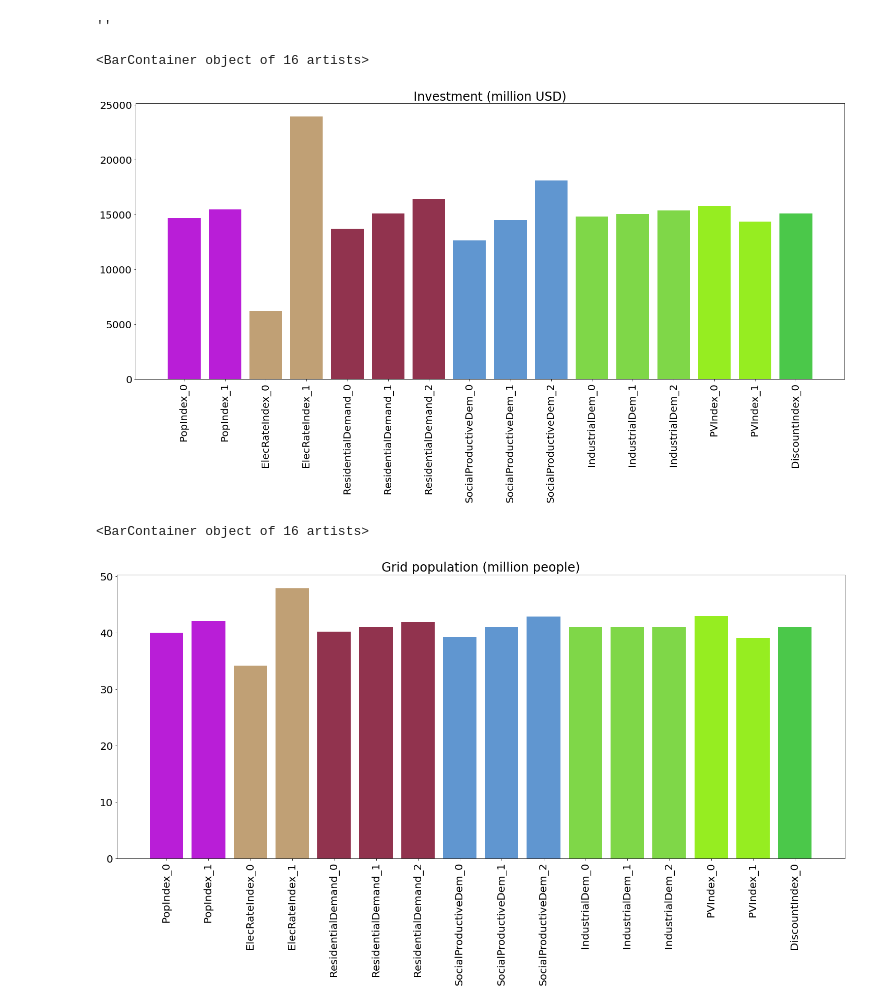
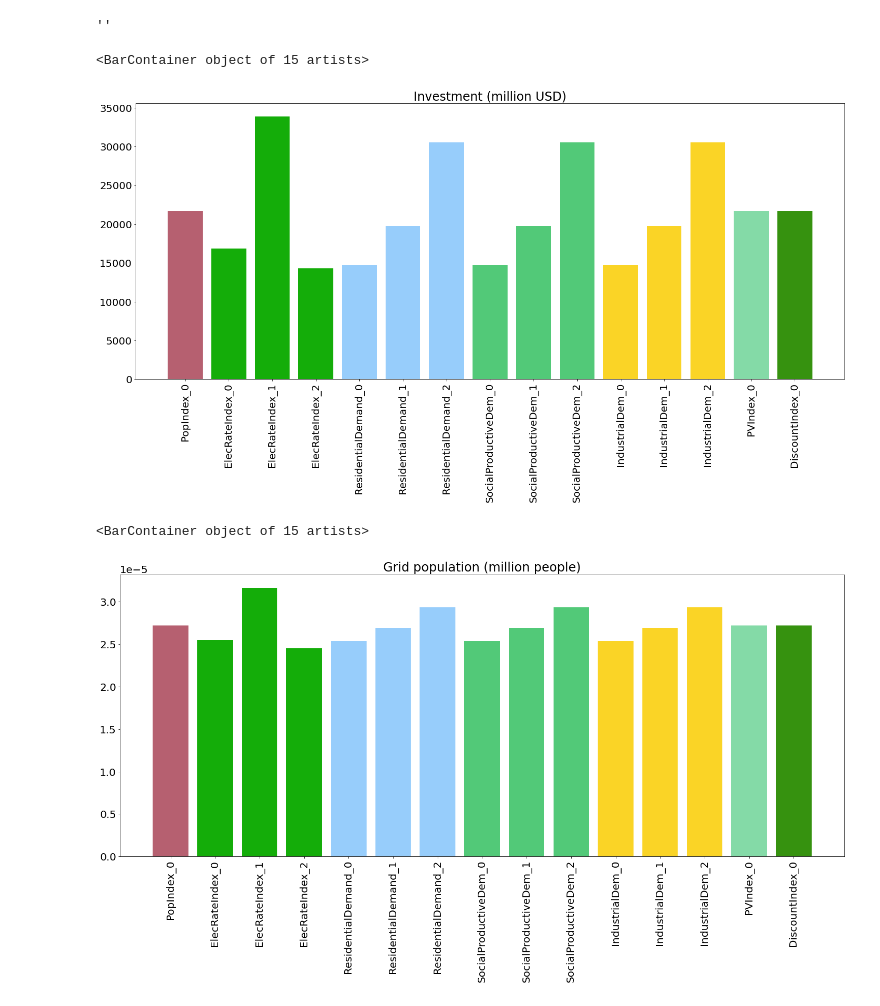
Before and after one commit to OnSSET/onsset, a Jupyter notebook: Summary_analysis.ipynb, the cells around one changed output. Cells and saved outputs as stored; diff of their text form; code cells hidden in the pictures.

```diff
--- a/Summary_analysis.ipynb
+++ b/Summary_analysis.ipynb
@@ -64,10 +64,10 @@ for scenario in scenarios:
     # The following part runs the summary analysis
 
     summary = pd.read_csv(summary_csv)
-    investment =  summary.iloc[7][4] + summary.iloc[7][8]
-    pop_grid = summary.iloc[0][5]
-    pop_mg  = summary.iloc[3][5] + summary.iloc[4][5] +summary.iloc[5][5] + summary.iloc[6][5]
-    pop_sa = summary.iloc[1][5] + summary.iloc[2][5]
+    investment =  summary.iloc[26]['Investment2030 (million USD)'] + summary.iloc[26]['Investment2025 (million USD)']
+    pop_grid = summary.iloc[26]['Population2030_Grid']
+    pop_mg  = summary.iloc[26]['Population2030_MG_Hydro'] + summary.iloc[26]['Population2030_MG_PV'] + summary.iloc[26]['Population2030_MG_Wind'] + summary.iloc[26]['Population2030_MG_Diesel']
+    pop_sa = summary.iloc[26]['Population2030_SA_PV'] + summary.iloc[26]['Population2030_SA_Diesel']
 
     for lever in levers:
         lever_value = scenario_info.iloc[scenario][lever]
@@ -109,19 +109,19 @@ plt.figure(figsize=(25, 10))
 plt.rcParams['font.size'] = 20
 plt.title('Investment (million USD)')
 plt.xticks(rotation=90)
-bar(keys, investment_values, color=colors)
+plt.bar(keys, investment_values, color=colors)
 # %% [output]
-<BarContainer object of 16 artists>
+<BarContainer object of 15 artists>
-[figure, old version]
+[figure, new version]
 # %%
 plt.figure(figsize=(25, 10))
 plt.rcParams['font.size'] = 20
 plt.title('Grid population (million people)')
 plt.xticks(rotation=90)
-bar(keys, grid_pop_values, color=colors)
+plt.bar(keys, grid_pop_values, color=colors)
 # %% [output]
-<BarContainer object of 16 artists>
+<BarContainer object of 15 artists>
-[figure, old version]
+[figure, new version]
 # %%
 plt.figure(figsize=(25, 10))
 plt.rcParams['font.size'] = 20
```
Also changed, not shown: parts of 2 cells of this notebook, 4 other files.
